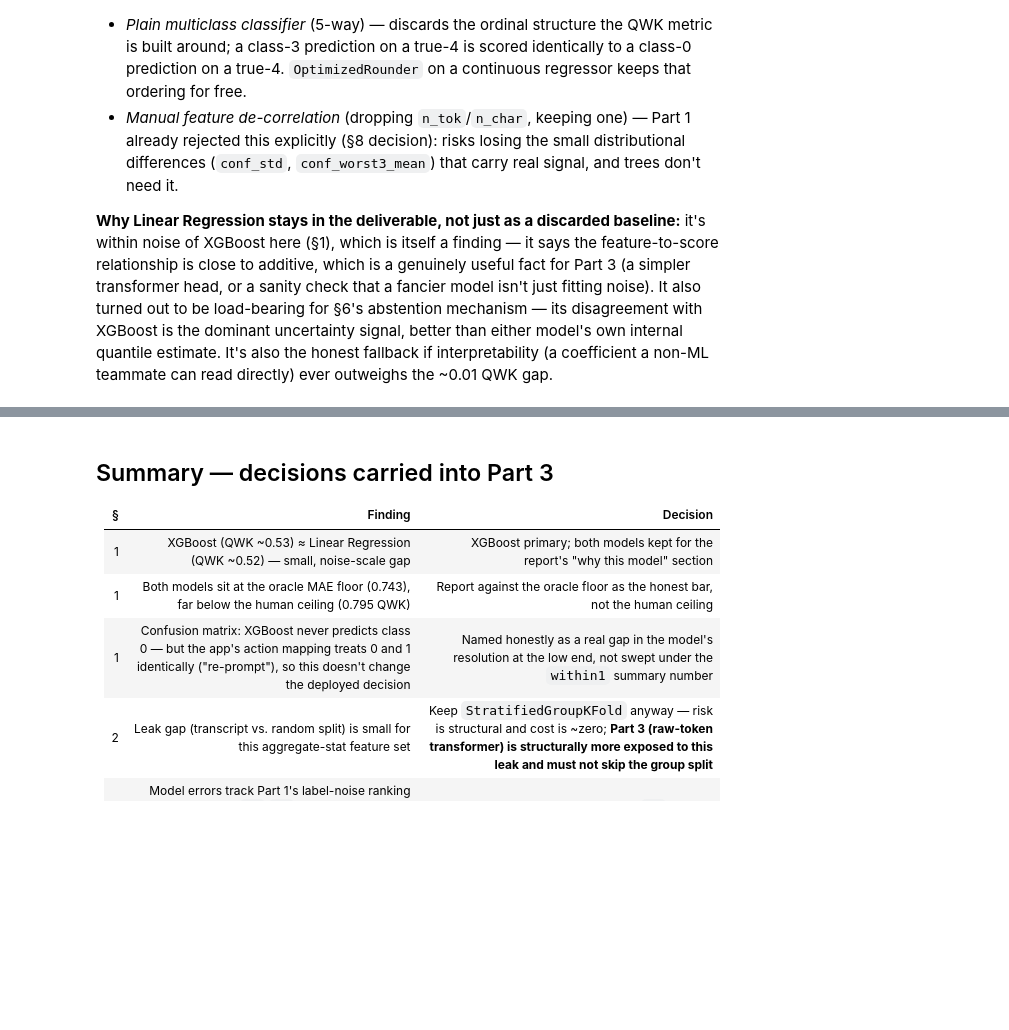
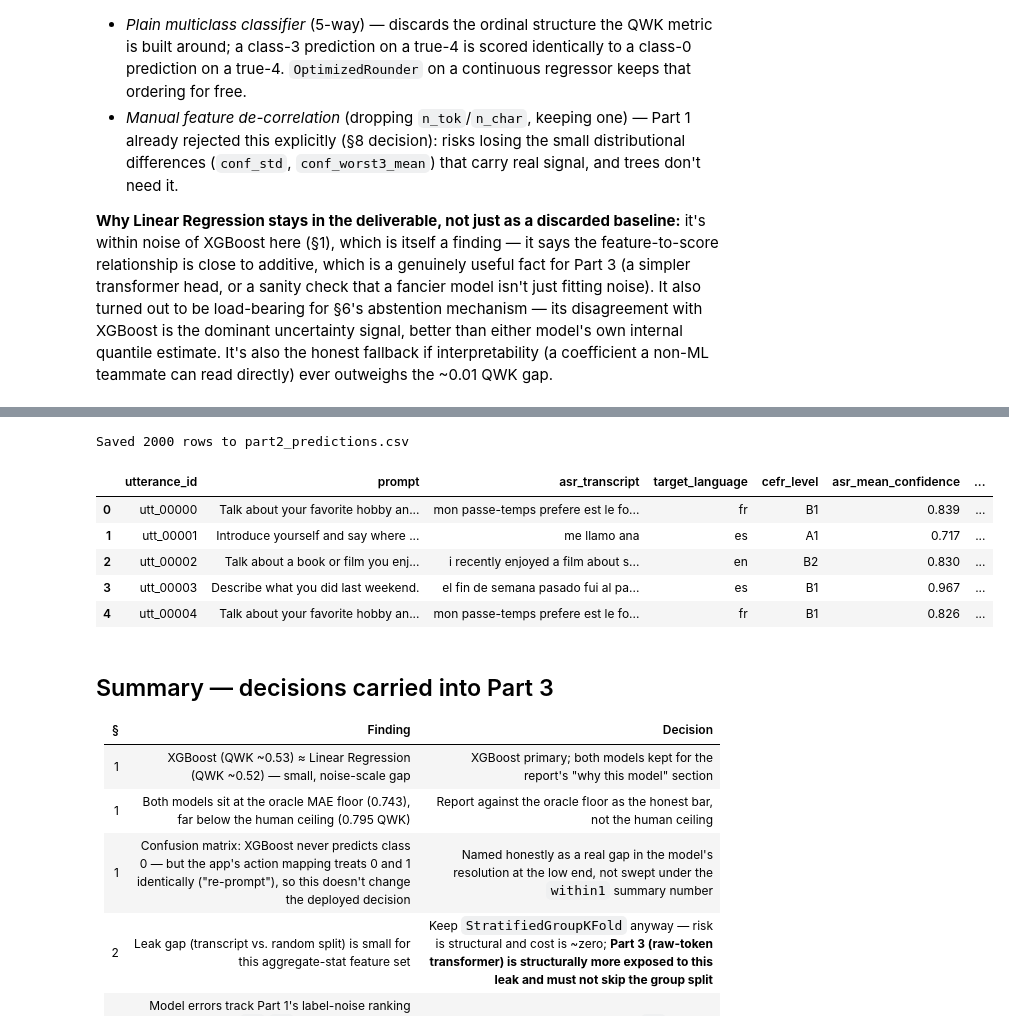
Before and after one commit to rahul-srinivas08/learner-response-scoring, a Jupyter notebook: Part_2_Classical_ML.ipynb, the cells around one changed output, grey strips where cells are left out. Cells and saved outputs as stored; diff of their text form; code cells hidden in the pictures; blank space fills up the shorter version.

```diff
--- a/Part_2_Classical_ML.ipynb
+++ b/Part_2_Classical_ML.ipynb
@@ -513,3 +516,26 @@ pd.DataFrame(summary_rows)
+# %%
+export_df = pd.DataFrame({
+    "utterance_id": df["utterance_id"],
+    "prompt": df["prompt"],
+    "asr_transcript": df["asr_transcript"],
+    "target_language": df["target_language"],
+    "cefr_level": df["cefr_level"],
+    "asr_mean_confidence": df["asr_mean_confidence"],
+    "asr_word_confidences": df["asr_word_confidences"],
+    "human_score": y,
+    "xgboost_pred": preds["XGBoost"].astype(int),
+})
+export_df.to_csv("part2_predictions.csv", index=False)
+print(f"Saved {len(export_df)} rows to part2_predictions.csv")
+export_df.head()
+# %% [output]
+Saved 2000 rows to part2_predictions.csv
+|  | utterance_id | prompt | asr_transcript | target_language | cefr_level | asr_mean_confidence | ... |
+| 0 | utt_00000 | Talk about your favorite hobby an... | mon passe-temps prefere est le fo... | fr | B1 | 0.839 | ... |
+| 1 | utt_00001 | Introduce yourself and say where ... | me llamo ana | es | A1 | 0.717 | ... |
+| 2 | utt_00002 | Talk about a book or film you enj... | i recently enjoyed a film about s... | en | B2 | 0.830 | ... |
+| 3 | utt_00003 | Describe what you did last weekend. | el fin de semana pasado fui al pa... | es | B1 | 0.967 | ... |
+| 4 | utt_00004 | Talk about your favorite hobby an... | mon passe-temps prefere est le fo... | fr | B1 | 0.826 | ... |
 # %% [markdown]
 ## Summary — decisions carried into Part 3
 
```
Also changed, not shown: parts of 2 cells of this notebook, 1 other file.
